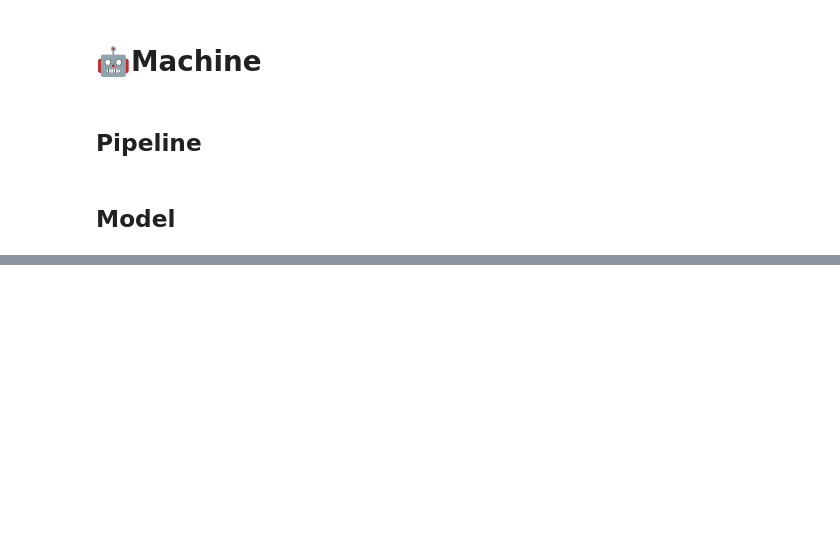
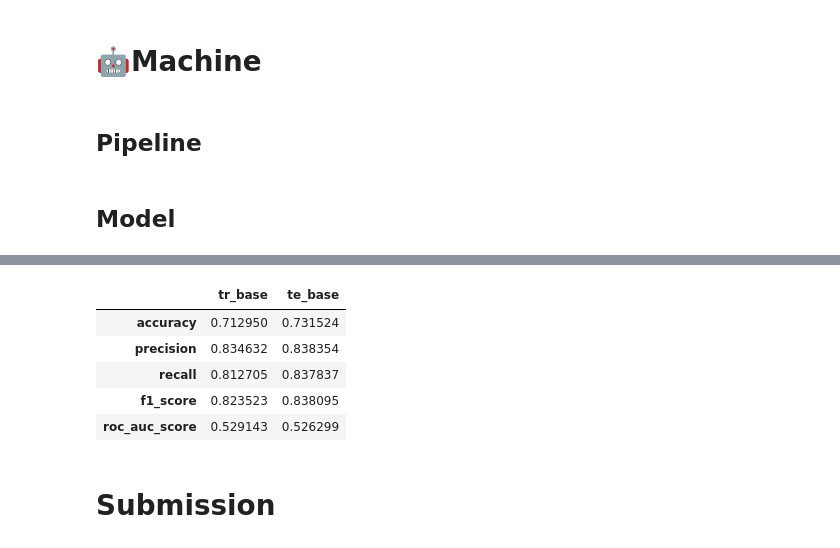
Before and after one commit to cmd-master/airline, a Jupyter notebook: airline-delays.ipynb, the cells around one changed output, grey strips where cells are left out. Cells and saved outputs as stored; diff of their text form; code cells hidden in the pictures; blank space fills up the shorter version.

```diff
--- a/airline-delays.ipynb
+++ b/airline-delays.ipynb
@@ -181,0 +178,4 @@ test = df.query('airline == "OO"')
+# %%
+### Split
+train = df.loc[df['std_z_date_time'] <= '2015-11-01']
+test = df.loc[df['std_z_date_time'] >= '2015-11-01']
@@ -305,5 +312,5 @@ from sklearn.naive_bayes import GaussianNB
 from sklearn.svm import SVC
 from sklearn.ensemble import RandomForestClassifier
 # %%
-# gnb = GaussianNB()
-# gnb.fit(train_pp, train[target])
+gnb = GaussianNB()
+gnb.fit(train_pp, train[target])
@@ -333,25 +349,34 @@ from sklearn.ensemble import RandomForestClassifier
 # %%
-# from sklearn.metrics import accuracy_score, precision_score, recall_score, f1_score, roc_auc_score
-# from sklearn.model_selection import cross_val_predict
+from sklearn.metrics import accuracy_score, precision_score, recall_score, f1_score, roc_auc_score
+from sklearn.model_selection import cross_val_predict
 
-# def getScores(m, X, y):
-#     prediction = cross_val_predict(m, X, y)
-#     return {
-#         'accuracy': accuracy_score(y, prediction)
-#         , 'precision': precision_score(y, prediction)
-#         , 'recall': recall_score(y, prediction)
-#         , 'f1_score': f1_score(y, prediction)
-#         , 'roc_auc_score': roc_auc_score(y, prediction)
-#     }
+def getScores(m, X, y):
+    prediction = cross_val_predict(m, X, y)
+    return {
+        'accuracy': accuracy_score(y, prediction)
+        , 'precision': precision_score(y, prediction)
+        , 'recall': recall_score(y, prediction)
+        , 'f1_score': f1_score(y, prediction)
+        , 'roc_auc_score': roc_auc_score(y, prediction)
+    }
 
-# scores = pd.DataFrame({
-#     'tr_base': getScores(gnb, train_pp, train[target])
-# #     , 'tr_tune': getScores(model_tune, train_pre, train[target])
-#     , 'te_base': getScores(model, test_pre, test[target])
-# #     , 'te_tune': getScores(model_tune, test_pre, test[target])
-# })
+scores = pd.DataFrame({
+    'tr_base': getScores(gnb, train_pp, train[target])
+#     , 'tr_tune': getScores(model_tune, train_pre, train[target])
+    , 'te_base': getScores(gnb, test_pp, test[target])
+#     , 'te_tune': getScores(model_tune, test_pre, test[target])
+})
 
-# # scores['tr_diff'] = (scores['tr_tune'] / scores['tr_base'] -1) * 100
-# # scores['te_diff'] = (scores['te_tune'] / scores['te_base'] -1) * 100
-# # scores.drop(['tr_base', 'te_base'], axis=1, inplace=True)
-# scores
+# scores['tr_diff'] = (scores['tr_tune'] / scores['tr_base'] -1) * 100
+# scores['te_diff'] = (scores['te_tune'] / scores['te_base'] -1) * 100
+# scores.drop(['tr_base', 'te_base'], axis=1, inplace=True)
+scores
+# %% [output]
+|  | tr_base | te_base |
+| accuracy | 0.712950 | 0.731524 |
+| precision | 0.834632 | 0.838354 |
+| recall | 0.812705 | 0.837837 |
+| f1_score | 0.823523 | 0.838095 |
+| roc_auc_score | 0.529143 | 0.526299 |
+# %% [markdown]
+# Submission
```
Also changed, not shown: parts of 17 cells of this notebook.
